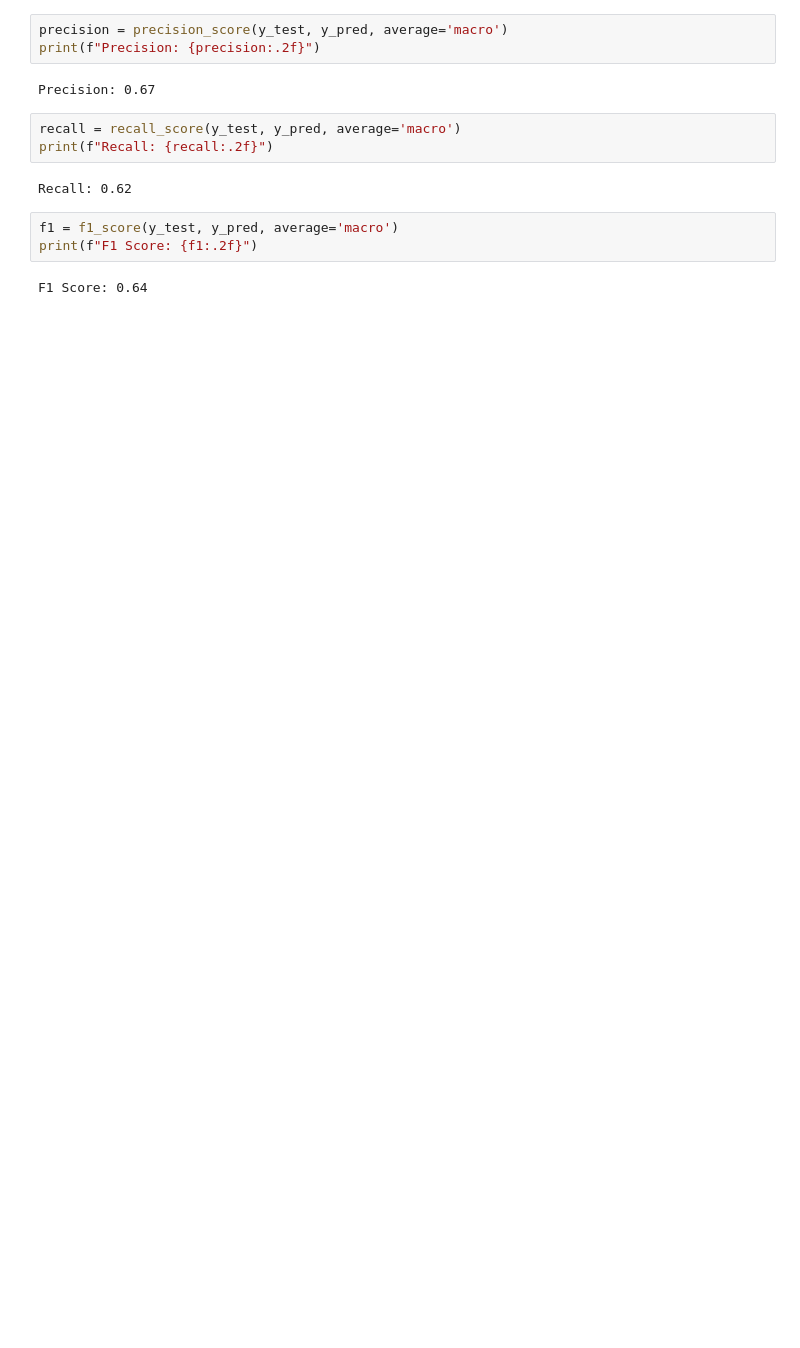
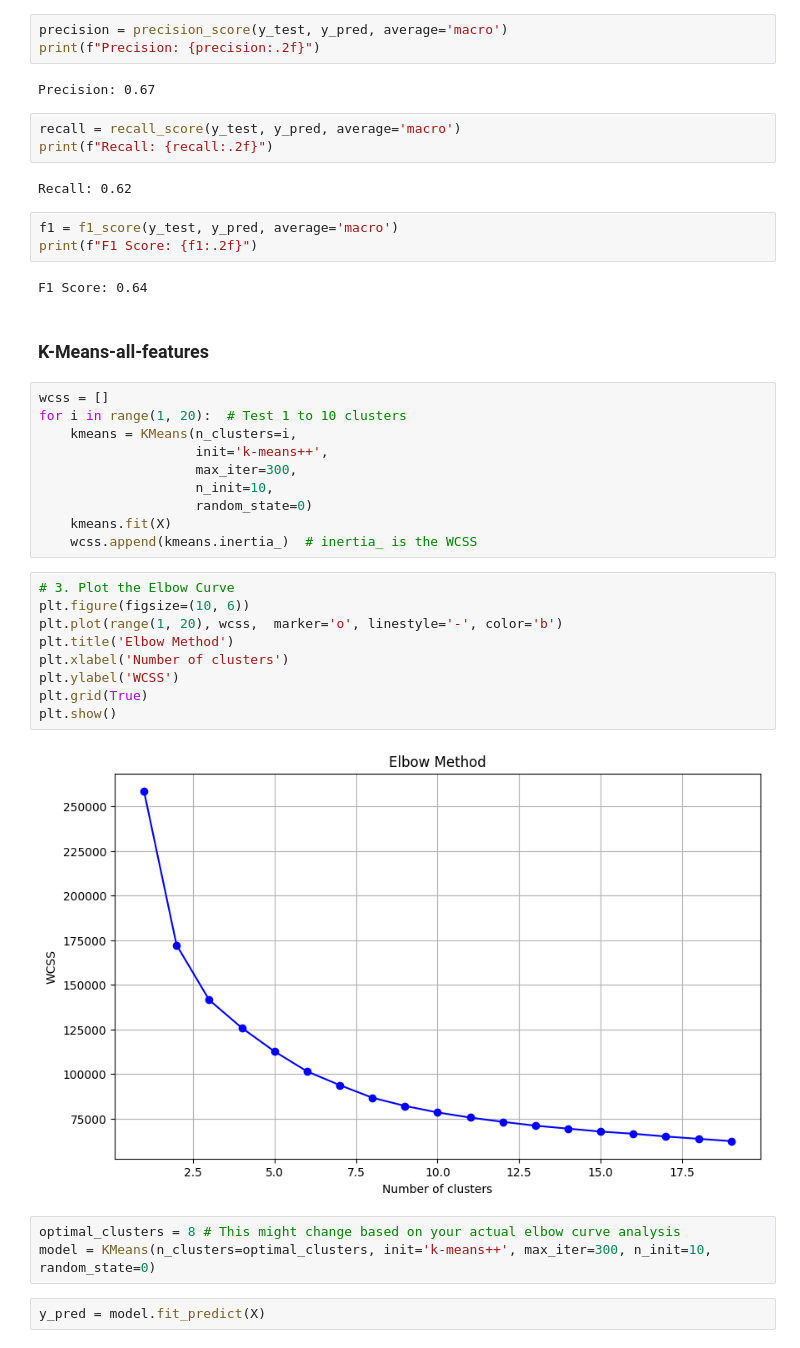
Before and after one commit to Tuwaiq-DS-ML-bootcamp-V-6/Use-case-7, a Jupyter notebook: EDA explain template.ipynb, the cells around one changed output. Cells and saved outputs as stored; diff of their text form; blank space fills up the shorter version.

```diff
--- a/EDA explain template.ipynb
+++ b/EDA explain template.ipynb
@@ -1351,3 +1354,31 @@ f1 = f1_score(y_test, y_pred, average='macro')
 print(f"F1 Score: {f1:.2f}")
 # %% [output]
 F1 Score: 0.64
+# %% [markdown]
+### K-Means-all-features
+# %%
+wcss = []
+for i in range(1, 20):  # Test 1 to 10 clusters
+    kmeans = KMeans(n_clusters=i,
+                    init='k-means++',
+                    max_iter=300,
+                    n_init=10,
+                    random_state=0)
+    kmeans.fit(X)
+    wcss.append(kmeans.inertia_)  # inertia_ is the WCSS
+# %%
+# 3. Plot the Elbow Curve
+plt.figure(figsize=(10, 6))
+plt.plot(range(1, 20), wcss,  marker='o', linestyle='-', color='b')
+plt.title('Elbow Method')
+plt.xlabel('Number of clusters')
+plt.ylabel('WCSS')
+plt.grid(True)
+plt.show()
+# %% [output]
+[figure, added]
+# %%
+optimal_clusters = 8 # This might change based on your actual elbow curve analysis
+model = KMeans(n_clusters=optimal_clusters, init='k-means++', max_iter=300, n_init=10, random_state=0)
+# %%
+y_pred = model.fit_predict(X)
```
Also changed, not shown: parts of 8 cells of this notebook.
